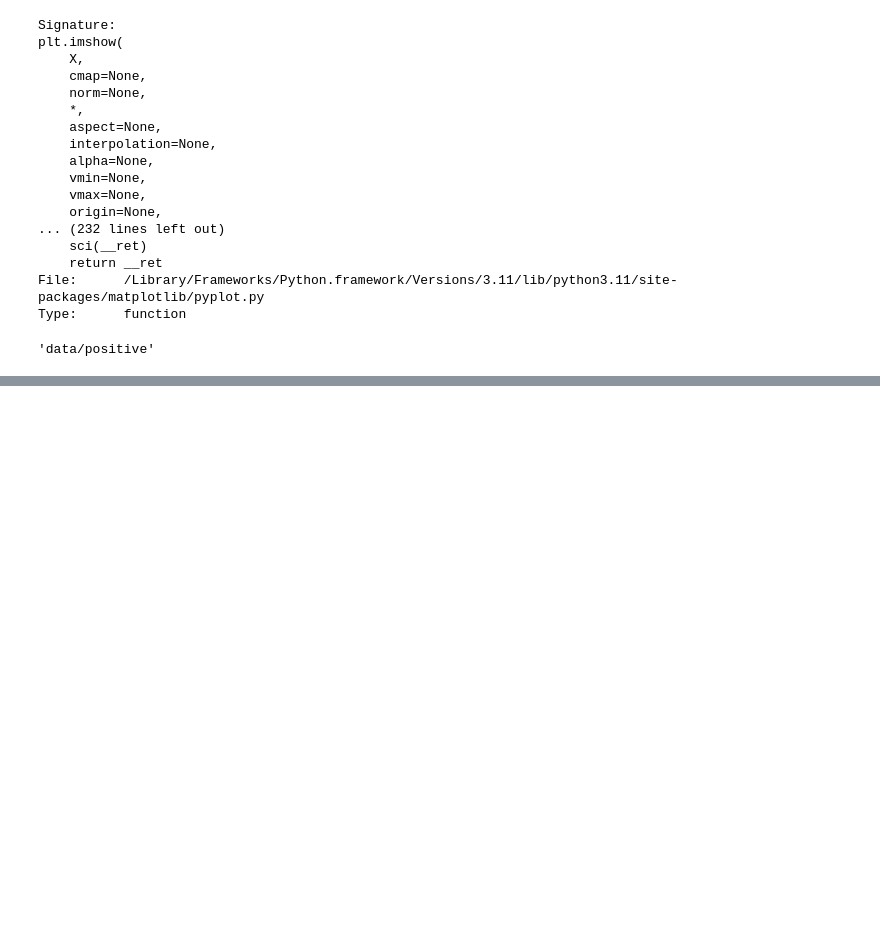
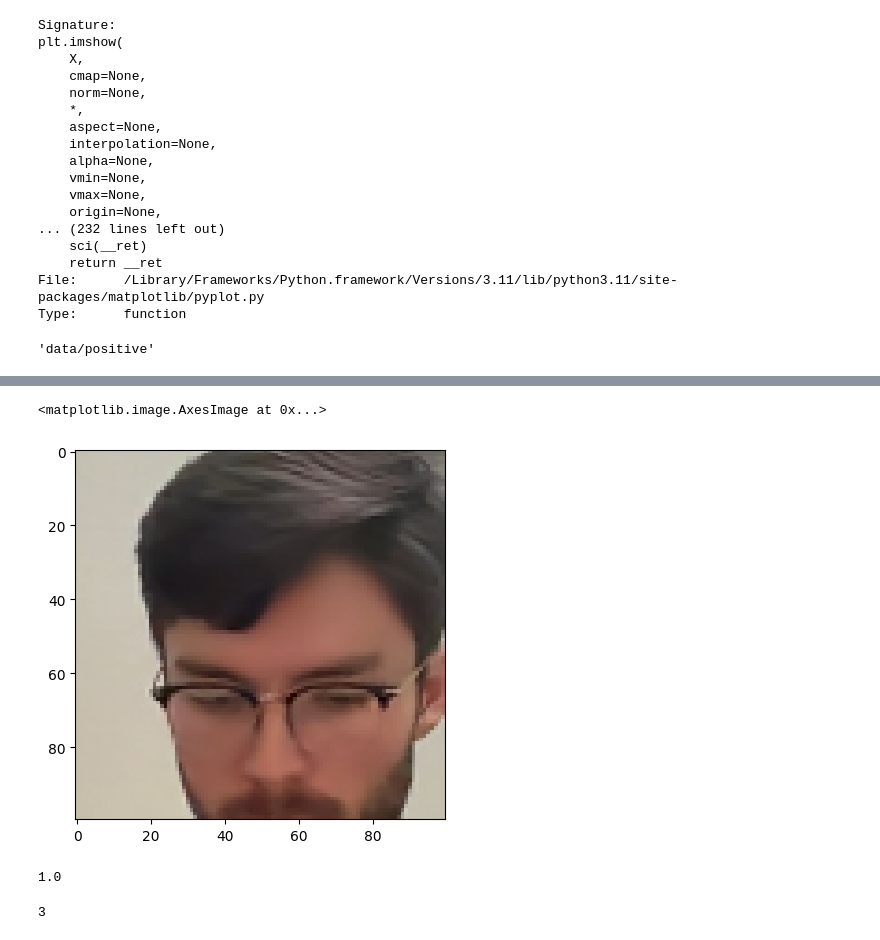
Before and after one commit to zaneprice5/siamese-nn, a Jupyter notebook: code.ipynb, the cells around one changed output, grey strips where cells are left out. Saved outputs shown, nothing was run; the diff lists cells and outputs as text; code cells hidden in the pictures; blank space fills up the shorter version.

```diff
--- a/code.ipynb
+++ b/code.ipynb
@@ -75,0 +199,5 @@ os.makedirs(ANC_PATH)
+# %%
+samples = data.as_numpy_iterator()
+# %%
+# look at a single sample
+example = samples.next()
@@ -75,0 +206,15 @@ os.makedirs(ANC_PATH)
+# %%
+def preprocess_twin(input_img, val_img, label):
+    return(preprocess(input_img), preprocess(val_img), label)
+# %%
+res = preprocess_twin(*example)
+# %%
+len(res)
+plt.imshow(res[1])
+# %% [output]
+<matplotlib.image.AxesImage at 0x...>
+[figure, added]
+# %%
+res[2]
+# %% [output]
+1.0
@@ -75,0 +228,4 @@ os.makedirs(ANC_PATH)
+# %%
+len(samples.next())
+# %% [output]
+3
```
Also changed, not shown: parts of 38 cells of this notebook, 3 other files.
